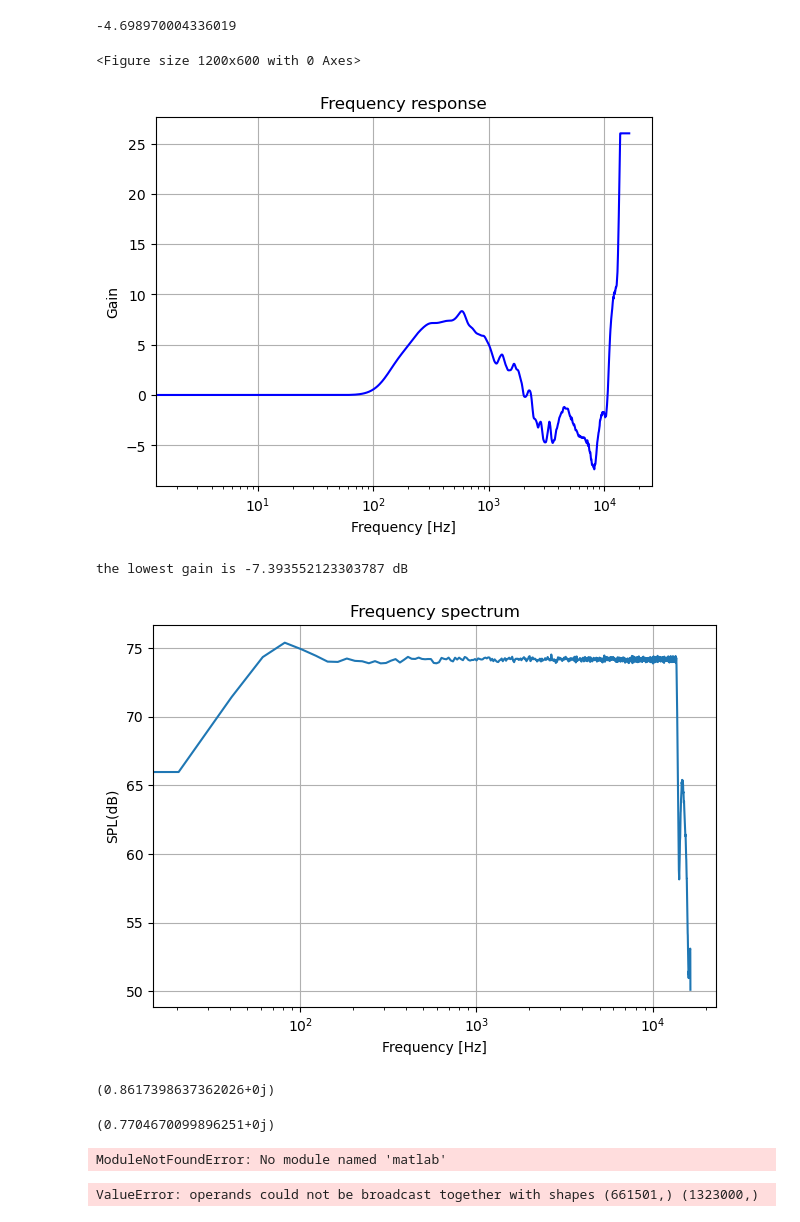
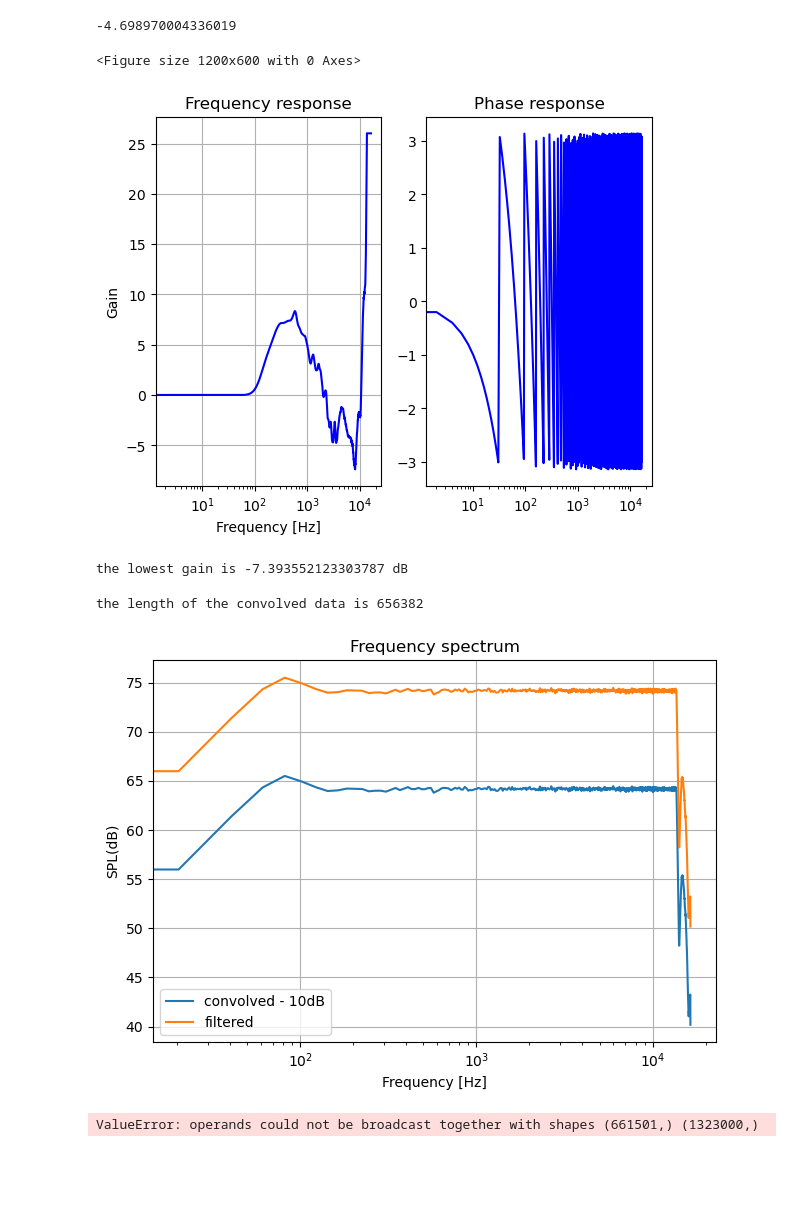
Before and after one commit to 1ieng2en/3d_beamforming, a Jupyter notebook: Measurement.ipynb, the cells around one changed output. Cells and saved outputs as stored; diff of their text form; code cells hidden in the pictures; blank space fills up the shorter version.

```diff
--- a/Measurement.ipynb
+++ b/Measurement.ipynb
@@ -316,66 +316,56 @@ np.log10(20e-6)
 # %%
 
 import matplotlib.pyplot as plt
 
 
 def my_plot(w, h):
     plt.figure()
+    plt.subplot(121)
     plt.semilogx(0.5*fs*w/np.pi, 20*np.log10(np.abs(h)), 'b')
     plt.title("Frequency response")
     plt.xlabel('Frequency [Hz]')
     plt.ylabel('Gain')
     plt.grid()
+    plt.subplot(122)
+    # plot the angle response
+    plt.semilogx(0.5*fs*w/np.pi, np.angle(h), 'b')
+    plt.title("Phase response")
     plt.show()
 
 p = plt.figure(figsize=(12, 6))
 
 w, h = freqz(fir_filt, worN=8000, plot=my_plot)
 print(f"the lowest gain is {np.min(20*np.log10(np.abs(h)))} dB")
 # %% [output]
 <Figure size 1200x600 with 0 Axes>
-[figure, old version]
+[figure, new version]
 the lowest gain is -7.393552123303787 dB
 # %%
-conv_data = np.convolve(data_signal, fir_filt, mode="valid")
+conv_data = np.convolve(data_signal, fir_filt, mode="full")
 
+filt_data = lfilter(fir_filt, 1, data_signal)
+print(f"the length of the convolved data is {len(conv_data)}")
 
 # FFT
 conv_freq, conv_fft = welch(conv_data, fs=sample_rate, scaling='spectrum', nperseg=1600, return_onesided=True)
+filt_freq, filt_fft = welch(filt_data, fs=sample_rate, scaling='spectrum', nperseg=1600, return_onesided=True)
 
 # The fft_result is the rms
 # fft_result = np.sqrt(2) * fft_result
 conv_fft = np.sqrt(conv_fft)
+filt_fft = np.sqrt(filt_fft)
 
-plt.semilogx(conv_freq,20*np.log10(np.abs(conv_fft)/20e-6))
+plt.semilogx(conv_freq,20*np.log10(np.abs(conv_fft)/20e-6)-10, label = 'convolved - 10dB')
+plt.semilogx(filt_freq,20*np.log10(np.abs(filt_fft)/20e-6), label = 'filtered')
 plt.title('Frequency spectrum')
 plt.xlabel('Frequency [Hz]')
 plt.ylabel('SPL(dB)')
+plt.legend()
 plt.tight_layout()
 plt.grid()
 # %% [output]
+the length of the convolved data is 656382
-[figure, old version]
+[figure, new version]
-# %%
-h[0]
-# %% [output]
-(0.8617398637362026+0j)
-# %%
-h[0]
-# %% [output]
-(0.7704670099896251+0j)
-# %%
-import matlab.engine
-
-# 启动MATLAB引擎
-eng = matlab.engine.start_matlab()
-
-# 调用MATLAB函数，例如sqrt函数
-result = eng.sqrt(4.0)
-print(result)  # 输出：2.0
-
-# 关闭MATLAB引擎
-eng.quit()
-# %% [output]
-ModuleNotFoundError: No module named 'matlab'
 # %%
 # save the equalizer, and the reference level into a file
 # the file is used to equalize the original signal
```
